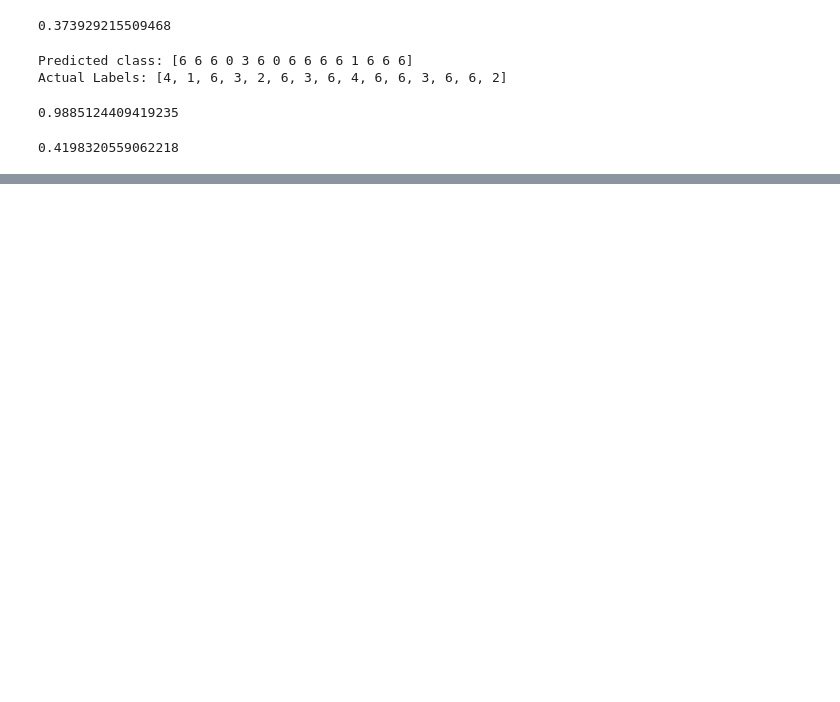
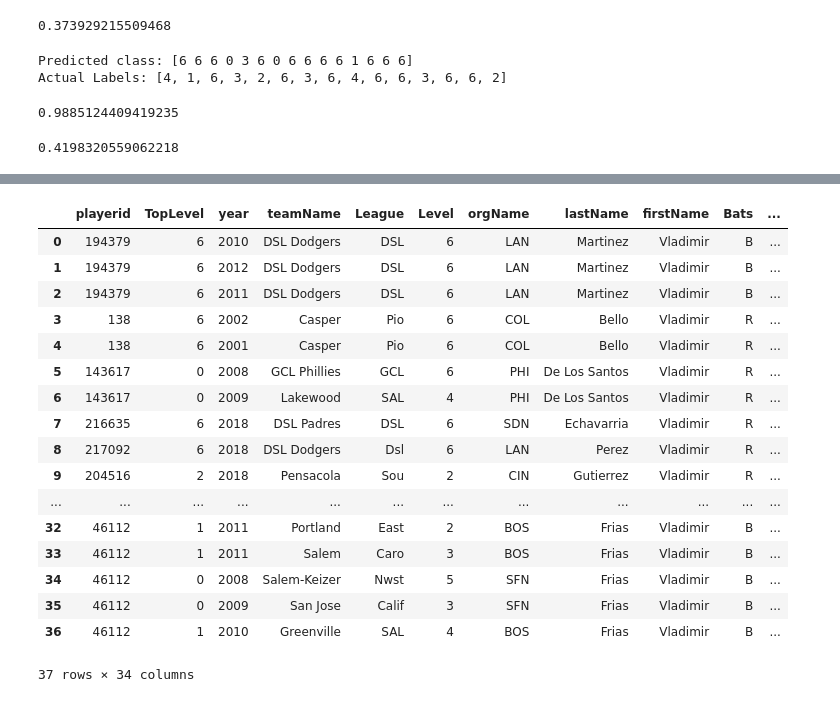
Before and after one commit to TrevorCap/BaseBallProject, a Jupyter notebook: Final Model.ipynb, the cells around one changed output, grey strips where cells are left out. Cells and saved outputs as stored; diff of their text form; code cells hidden in the pictures; blank space fills up the shorter version.

Commit message:
Model is done

```diff
--- a/Final Model.ipynb
+++ b/Final Model.ipynb
@@ -264,0 +298,3 @@ pickle.dump(rf, open(filename, 'wb'))
+# %%
+con = sqlite3.connect("sqlite:///../Models/model.sqlite")
+cur = con.cursor()
@@ -264,0 +303,23 @@ pickle.dump(rf, open(filename, 'wb'))
+# %%
+example = pd.read_sql_query("SELECT * from Modeldata WHERE firstName='Vladimir'", con)
+# %%
+example
+# %% [output]
+|  | playerid | TopLevel | year | teamName | League | Level | orgName | lastName | firstName | Bats | ... |
+| 0 | 194379 | 6 | 2010 | DSL Dodgers | DSL | 6 | LAN | Martinez | Vladimir | B | ... |
+| 1 | 194379 | 6 | 2012 | DSL Dodgers | DSL | 6 | LAN | Martinez | Vladimir | B | ... |
+| 2 | 194379 | 6 | 2011 | DSL Dodgers | DSL | 6 | LAN | Martinez | Vladimir | B | ... |
+| 3 | 138 | 6 | 2002 | Casper | Pio | 6 | COL | Bello | Vladimir | R | ... |
+| 4 | 138 | 6 | 2001 | Casper | Pio | 6 | COL | Bello | Vladimir | R | ... |
+| 5 | 143617 | 0 | 2008 | GCL Phillies | GCL | 6 | PHI | De Los Santos | Vladimir | R | ... |
+| 6 | 143617 | 0 | 2009 | Lakewood | SAL | 4 | PHI | De Los Santos | Vladimir | R | ... |
+| 7 | 216635 | 6 | 2018 | DSL Padres | DSL | 6 | SDN | Echavarria | Vladimir | R | ... |
+| 8 | 217092 | 6 | 2018 | DSL Dodgers | Dsl | 6 | LAN | Perez | Vladimir | R | ... |
+| 9 | 204516 | 2 | 2018 | Pensacola | Sou | 2 | CIN | Gutierrez | Vladimir | R | ... |
+| ... | ... | ... | ... | ... | ... | ... | ... | ... | ... | ... | ... |
+| 32 | 46112 | 1 | 2011 | Portland | East | 2 | BOS | Frias | Vladimir | B | ... |
+| 33 | 46112 | 1 | 2011 | Salem | Caro | 3 | BOS | Frias | Vladimir | B | ... |
+| 34 | 46112 | 0 | 2008 | Salem-Keizer | Nwst | 5 | SFN | Frias | Vladimir | B | ... |
+| 35 | 46112 | 0 | 2009 | San Jose | Calif | 3 | SFN | Frias | Vladimir | B | ... |
+| 36 | 46112 | 1 | 2010 | Greenville | SAL | 4 | BOS | Frias | Vladimir | B | ... |
+37 rows × 34 columns
```
Also changed, not shown: parts of 20 cells of this notebook, 2 other files.
